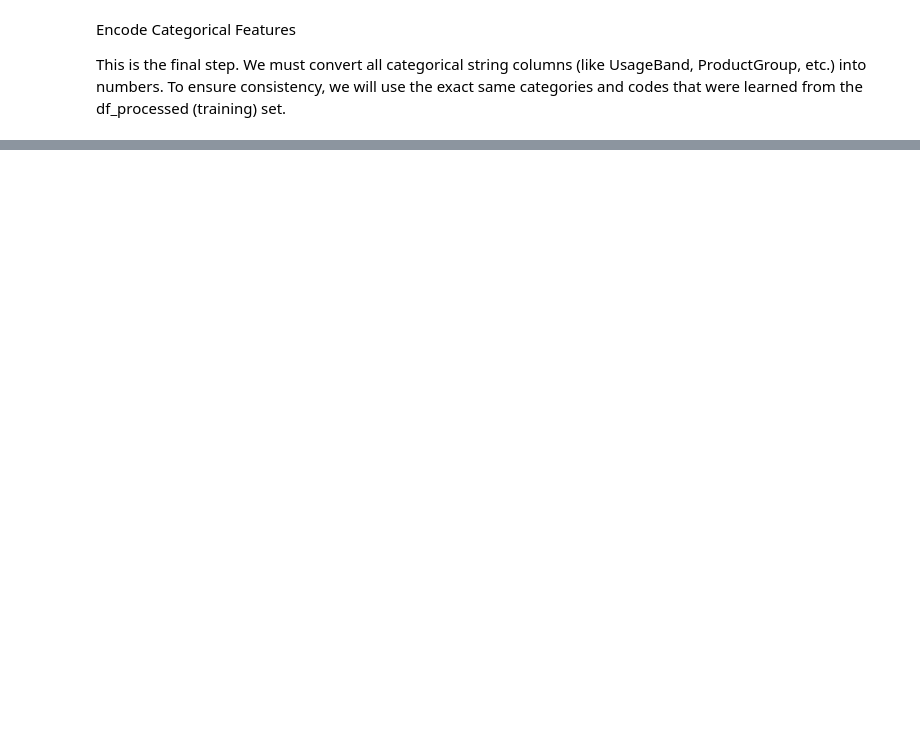
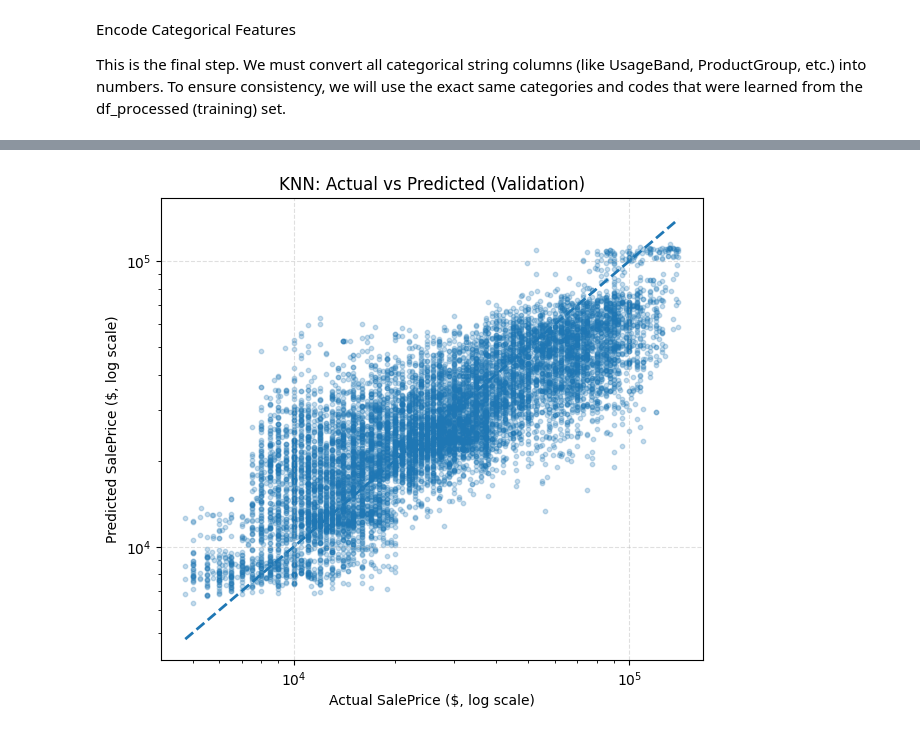
Before and after one commit to kunal768/CMPE255-Predicting-Bulldozer-Auction-Prices, a Jupyter notebook: KNN_regression_model.ipynb, the cells around one changed output, grey strips where cells are left out. Drawn from its saved outputs; the diff is of its cells as text; code cells hidden in the pictures; blank space fills up the shorter version.

```diff
--- a/KNN_regression_model.ipynb
+++ b/KNN_regression_model.ipynb
@@ -2211,0 +1617,24 @@ The bar chart visually confirms the significant performance gains of the K-Neare
+# %%
+# KNN VISUALS: setup & helpers
+import numpy as np
+import pandas as pd
+import matplotlib.pyplot as plt
+from sklearn.metrics import mean_squared_error
+from sklearn.neighbors import NearestNeighbors, KNeighborsRegressor
+
+def rmsle(y_true, y_pred):
+    return np.sqrt(mean_squared_error(y_true, y_pred))
+
+def _inv_log(arr):
+    # Uses your earlier inv_log (np.exp or np.expm1). Defaults to np.exp.
+    return globals().get("inv_log", np.exp)(np.asarray(arr))
+
+def _safe_min_max(a, b):
+    mn = float(min(np.min(a), np.min(b)))
+    mx = float(max(np.max(a), np.max(b)))
+    return mn, mx
+
+# Compute validation preds once and reuse
+yhat_log_knn = np.maximum(best_knn.predict(X_val_scaled), 0)
+y_val_dollars = _inv_log(y_val)
+yhat_dollars  = _inv_log(yhat_log_knn)
@@ -2211,0 +1647,14 @@ The bar chart visually confirms the significant performance gains of the K-Neare
+# %%
+# === KNN Actual vs Predicted (Validation, in Dollar Scale) ===
+plt.figure(figsize=(7,6))
+plt.scatter(y_val_dollars, yhat_dollars, alpha=0.25, s=10)
+mn, mx = float(min(y_val_dollars.min(), yhat_dollars.min())), float(max(y_val_dollars.max(), yhat_dollars.max()))
+plt.plot([mn, mx], [mn, mx], '--', linewidth=2)
+plt.xscale('log'); plt.yscale('log')
+plt.xlabel("Actual SalePrice ($, log scale)")
+plt.ylabel("Predicted SalePrice ($, log scale)")
+plt.title("KNN: Actual vs Predicted (Validation)")
+plt.grid(True, linestyle='--', alpha=0.4)
+plt.show()
+# %% [output]
+[figure, added]
```
Also changed, not shown: parts of 124 cells of this notebook.
